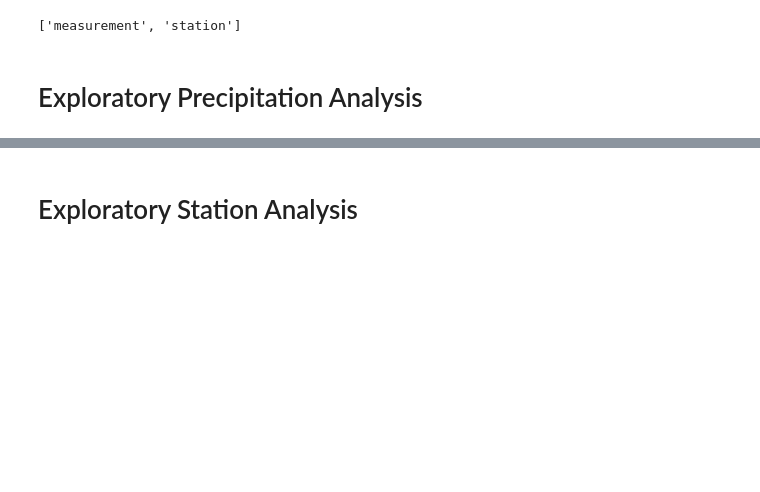
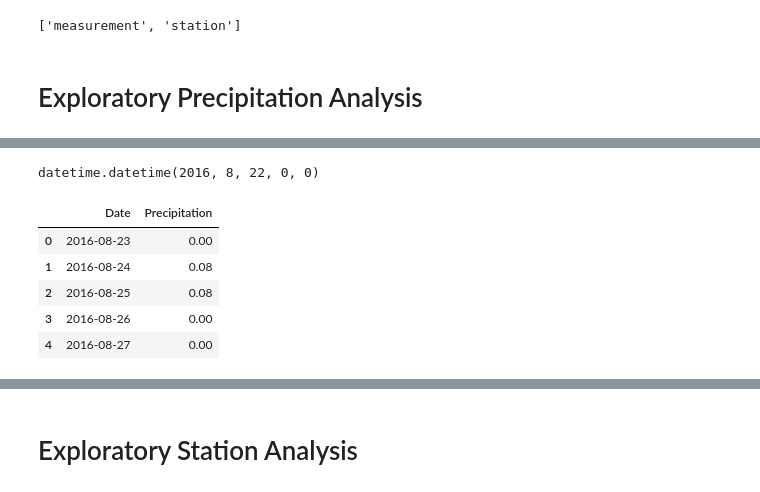
Before and after one commit to Starkilled1/sqlalchemy-challenge, a Jupyter notebook: climate_starter.ipynb, the cells around one changed output, grey strips where cells are left out. Cells and saved outputs as stored; diff of their text form; code cells hidden in the pictures; blank space fills up the shorter version.

```diff
--- a/climate_starter.ipynb
+++ b/climate_starter.ipynb
@@ -31,5 +37,6 @@ engine = create_engine("sqlite:///Resources/hawaii.sqlite")
 # %%
 # Create our session (link) from Python to the DB
+session = Session(engine)
 # %% [markdown]
 # Exploratory Precipitation Analysis
 # %%
@@ -58,0 +48,7 @@ Text(0, 0.5, 'Inches')
+# %%
+# Calculate the date one year from the last date in data set.
+recent_obj = dt.datetime.strptime(recent_date, '%Y-%m-%d')
+one_year_ago = recent_obj - dt.timedelta(days=366)
+one_year_ago
+# %% [output]
+datetime.datetime(2016, 8, 22, 0, 0)
@@ -58,0 +58,11 @@ Text(0, 0.5, 'Inches')
+# %%
+# Save the query results as a Pandas DataFrame. Explicitly set the column names
+precipitation_df = pd.DataFrame(precipitation_data, columns=['Date', 'Precipitation'])
+precipitation_df.head()
+# %% [output]
+|  | Date | Precipitation |
+| 0 | 2016-08-23 | 0.00 |
+| 1 | 2016-08-24 | 0.08 |
+| 2 | 2016-08-25 | 0.08 |
+| 3 | 2016-08-26 | 0.00 |
+| 4 | 2016-08-27 | 0.00 |
```
Also changed, not shown: parts of 11 cells of this notebook, 1 other file.
